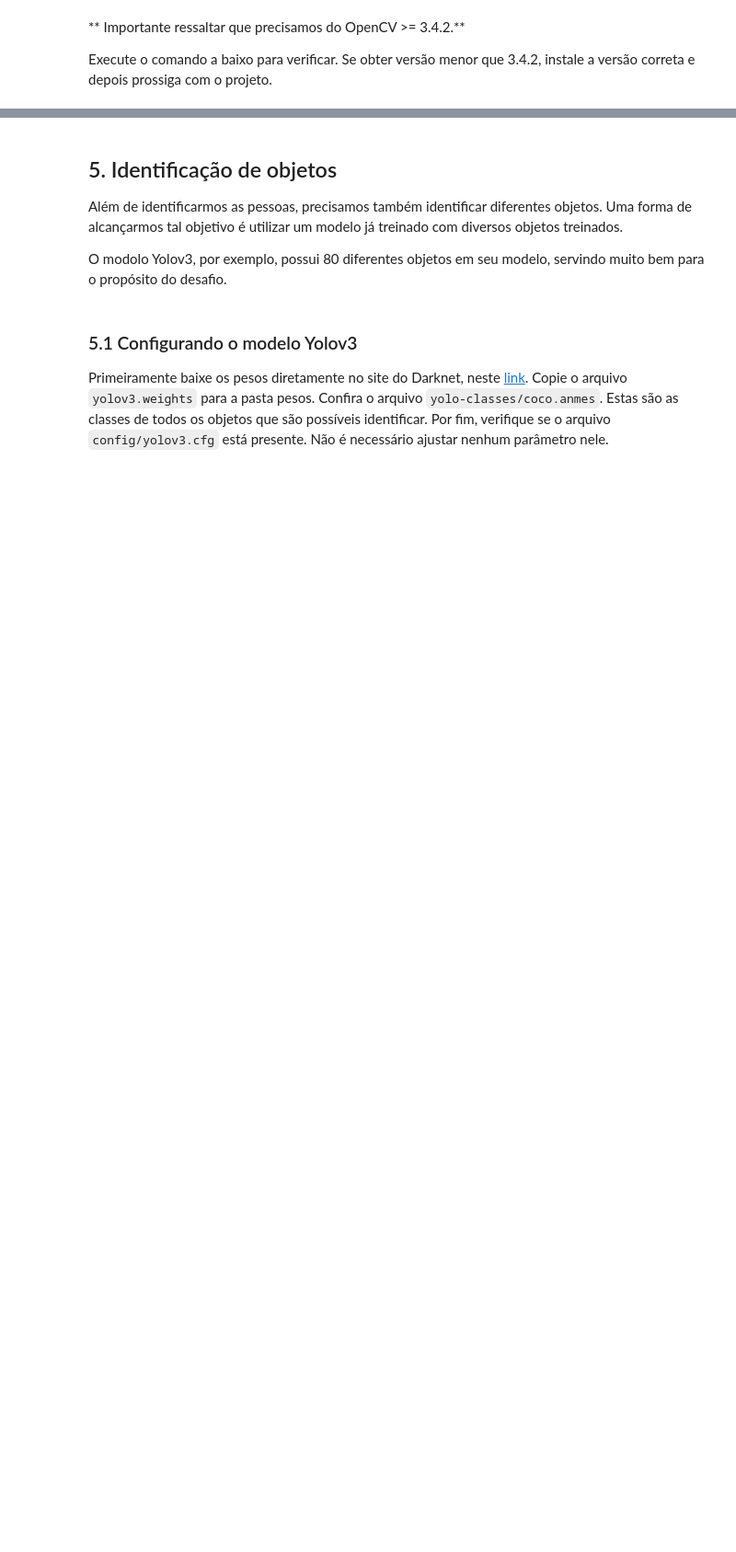
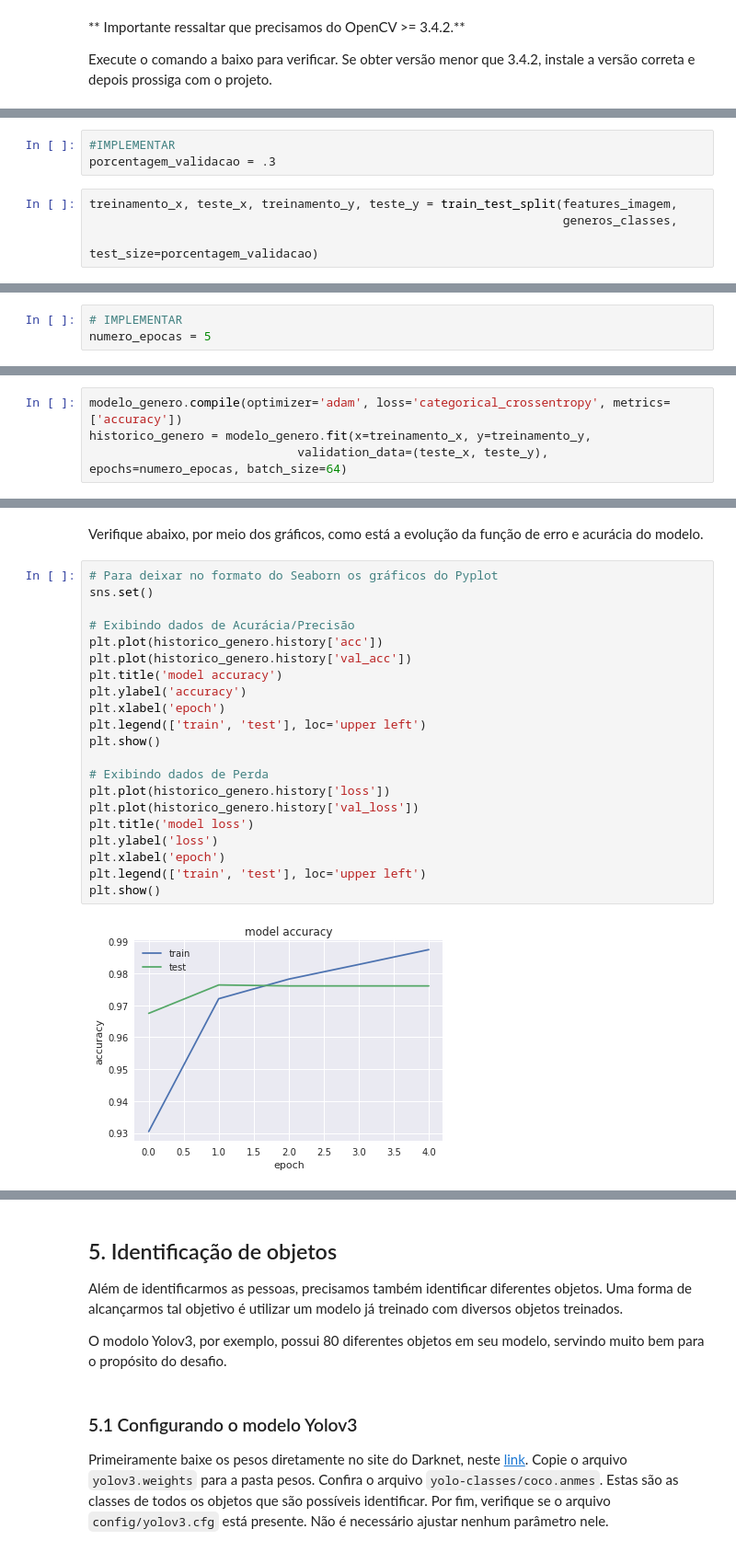
Before and after one commit to jason-pires/fiap-ml-visao-computacional-capstone, a Jupyter notebook: projeto/object-people-audit.ipynb, the cells around one changed output, grey strips where cells are left out. Shown at 92% size. Cells and saved outputs as stored; diff of their text form; blank space fills up the shorter version.

```diff
--- a/projeto/object-people-audit.ipynb
+++ b/projeto/object-people-audit.ipynb
@@ -83,0 +703,7 @@ print(cv2.__version__)
+# %%
+#IMPLEMENTAR
+porcentagem_validacao = .3
+# %%
+treinamento_x, teste_x, treinamento_y, teste_y = train_test_split(features_imagem,
+                                                                  generos_classes,
+                                                                  test_size=porcentagem_validacao)
@@ -83,0 +715,3 @@ print(cv2.__version__)
+# %%
+# IMPLEMENTAR
+numero_epocas = 5
@@ -83,0 +722,4 @@ print(cv2.__version__)
+# %%
+modelo_genero.compile(optimizer='adam', loss='categorical_crossentropy', metrics=['accuracy'])
+historico_genero = modelo_genero.fit(x=treinamento_x, y=treinamento_y,
+                             validation_data=(teste_x, teste_y), epochs=numero_epocas, batch_size=64)
@@ -83,0 +738,25 @@ print(cv2.__version__)
+# %% [markdown]
+Verifique abaixo, por meio dos gráficos, como está a evolução da função de erro e acurácia do modelo.
+# %%
+# Para deixar no formato do Seaborn os gráficos do Pyplot
+sns.set()
+
+# Exibindo dados de Acurácia/Precisão
+plt.plot(historico_genero.history['acc'])
+plt.plot(historico_genero.history['val_acc'])
+plt.title('model accuracy')
+plt.ylabel('accuracy')
+plt.xlabel('epoch')
+plt.legend(['train', 'test'], loc='upper left')
+plt.show()
+
+# Exibindo dados de Perda
+plt.plot(historico_genero.history['loss'])
+plt.plot(historico_genero.history['val_loss'])
+plt.title('model loss')
+plt.ylabel('loss')
+plt.xlabel('epoch')
+plt.legend(['train', 'test'], loc='upper left')
+plt.show()
+# %% [output]
+[figure, added]
```
Also changed, not shown: parts of 153 cells of this notebook.
